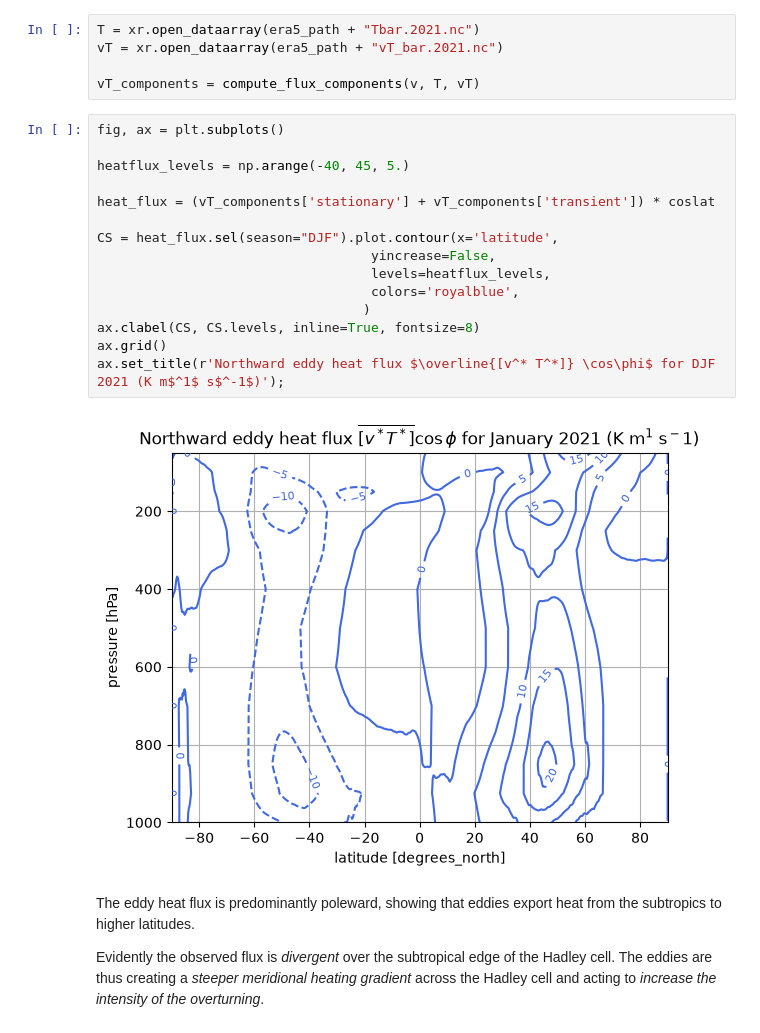
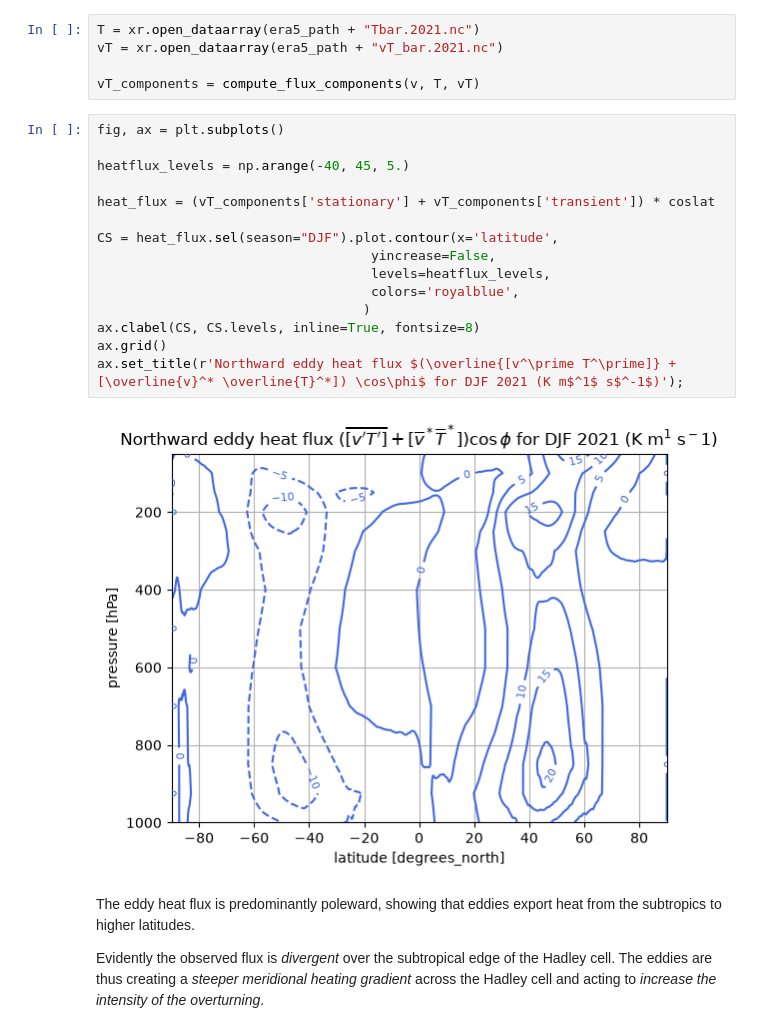
Before and after one commit to brian-rose/general-circulation, a Jupyter notebook: lectures/hadley.ipynb, the cells around one changed output. Cells and saved outputs as stored; diff of their text form.

```diff
--- a/lectures/hadley.ipynb
+++ b/lectures/hadley.ipynb
@@ -638,20 +640,20 @@ vT_components = compute_flux_components(v, T, vT)
 # %%
 fig, ax = plt.subplots()
 
 heatflux_levels = np.arange(-40, 45, 5.)
 
 heat_flux = (vT_components['stationary'] + vT_components['transient']) * coslat
 
 CS = heat_flux.sel(season="DJF").plot.contour(x='latitude',
                                    yincrease=False,
                                    levels=heatflux_levels,
                                    colors='royalblue',
                                   )
 ax.clabel(CS, CS.levels, inline=True, fontsize=8)
 ax.grid()
-ax.set_title(r'Northward eddy heat flux $\overline{[v^* T^*]} \cos\phi$ for DJF 2021 (K m$^1$ s$^-1$)');
+ax.set_title(r'Northward eddy heat flux $(\overline{[v^\prime T^\prime]} + [\overline{v}^* \overline{T}^*]) \cos\phi$ for DJF 2021 (K m$^1$ s$^-1$)');
 # %% [output]
-[figure, old version]
+[figure, new version]
 # %% [markdown]
 The eddy heat flux is predominantly poleward, showing that eddies export heat from the subtropics to higher latitudes.
 
```
Also changed, not shown: parts of 3 cells of this notebook.
